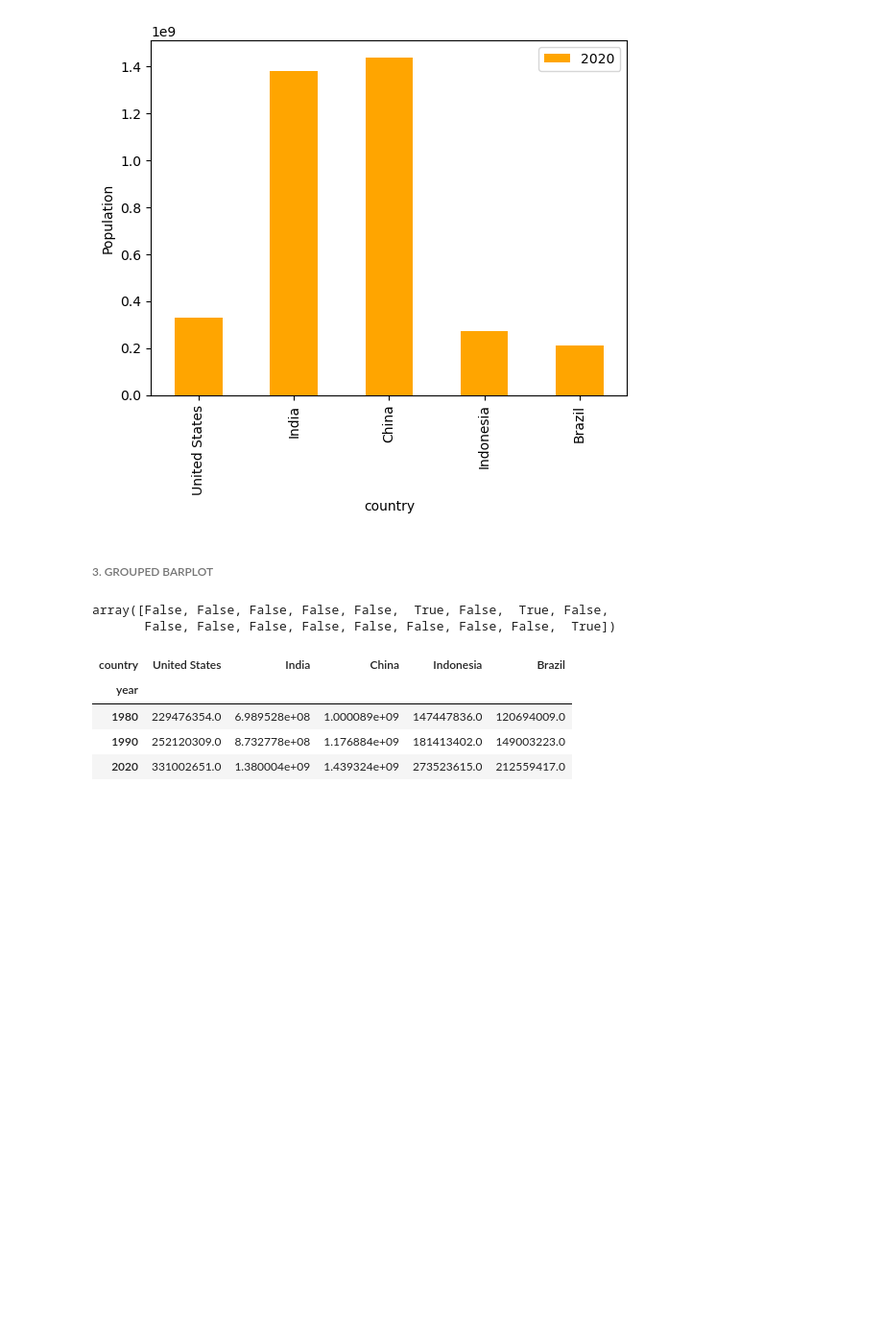
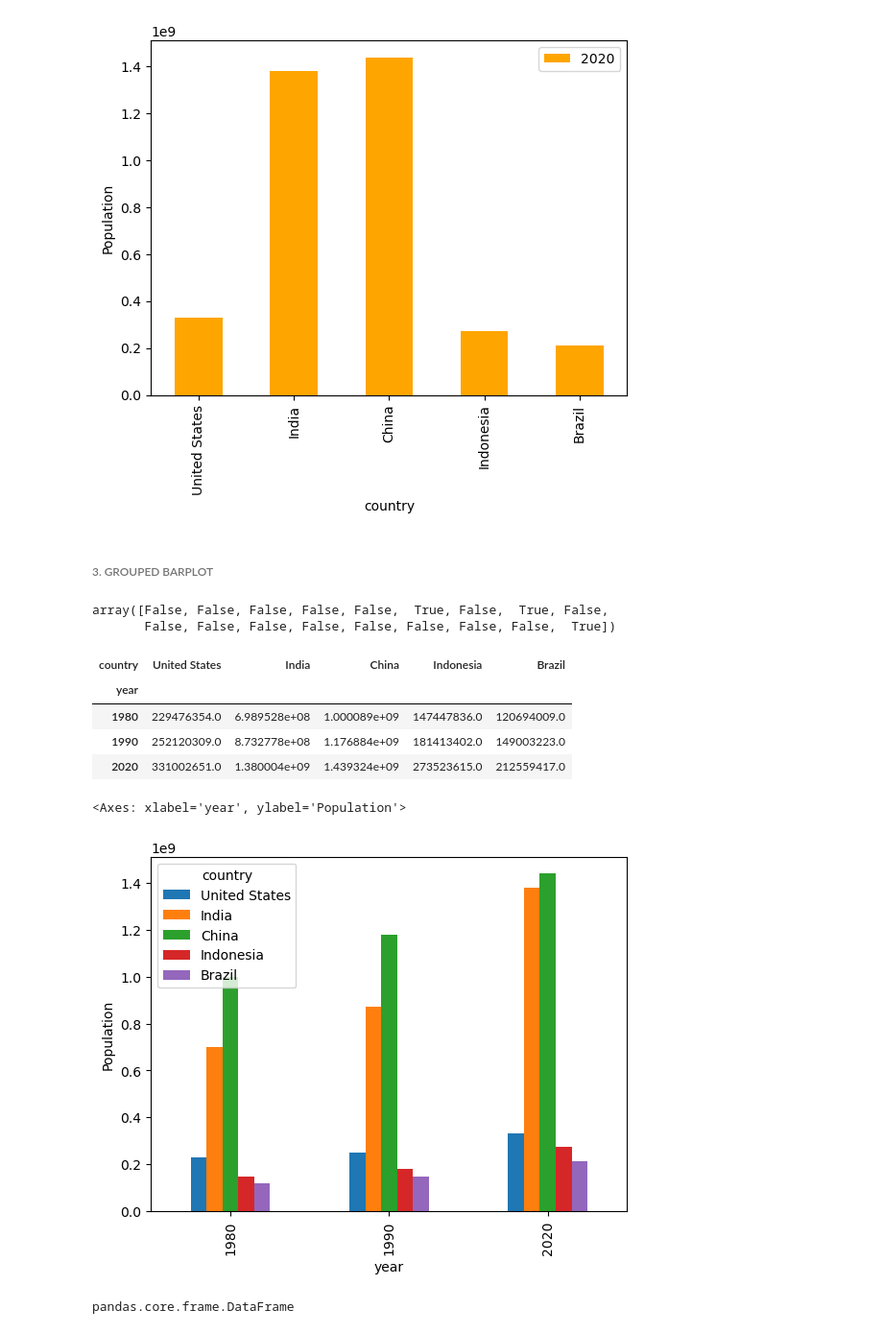
Before and after one commit to Giacomo98DaRe/Python_DataScience, a Jupyter notebook: Projects/2.Static&InteractiveVisualization/DatasetOverview&Reshaping.ipynb, the cells around one changed output. Shown at 96% size. Drawn from its saved outputs; the diff is of its cells as text; code cells hidden in the pictures; blank space fills up the shorter version.

Commit message:
Finish first notebook of second project. Explored various kind of plots

```diff
--- a/Projects/2.Static&InteractiveVisualization/DatasetOverview&Reshaping.ipynb
+++ b/Projects/2.Static&InteractiveVisualization/DatasetOverview&Reshaping.ipynb
@@ -136,3 +140,12 @@ population_variousYears
 | 1980 | 229476354.0 | 6.989528e+08 | 1.000089e+09 | 147447836.0 | 120694009.0 |
 | 1990 | 252120309.0 | 8.732778e+08 | 1.176884e+09 | 181413402.0 | 149003223.0 |
 | 2020 | 331002651.0 | 1.380004e+09 | 1.439324e+09 | 273523615.0 | 212559417.0 |
+# %%
+population_variousYears.plot(kind="bar", legend=True, ylabel="Population")
+# %% [output]
+<Axes: xlabel='year', ylabel='Population'>
+[figure, added]
+# %%
+df_2020_reshaped = population_df.loc[[2020]].T
+# %% [output]
+pandas.core.frame.DataFrame
```
Also changed, not shown: parts of 3 cells of this notebook.
